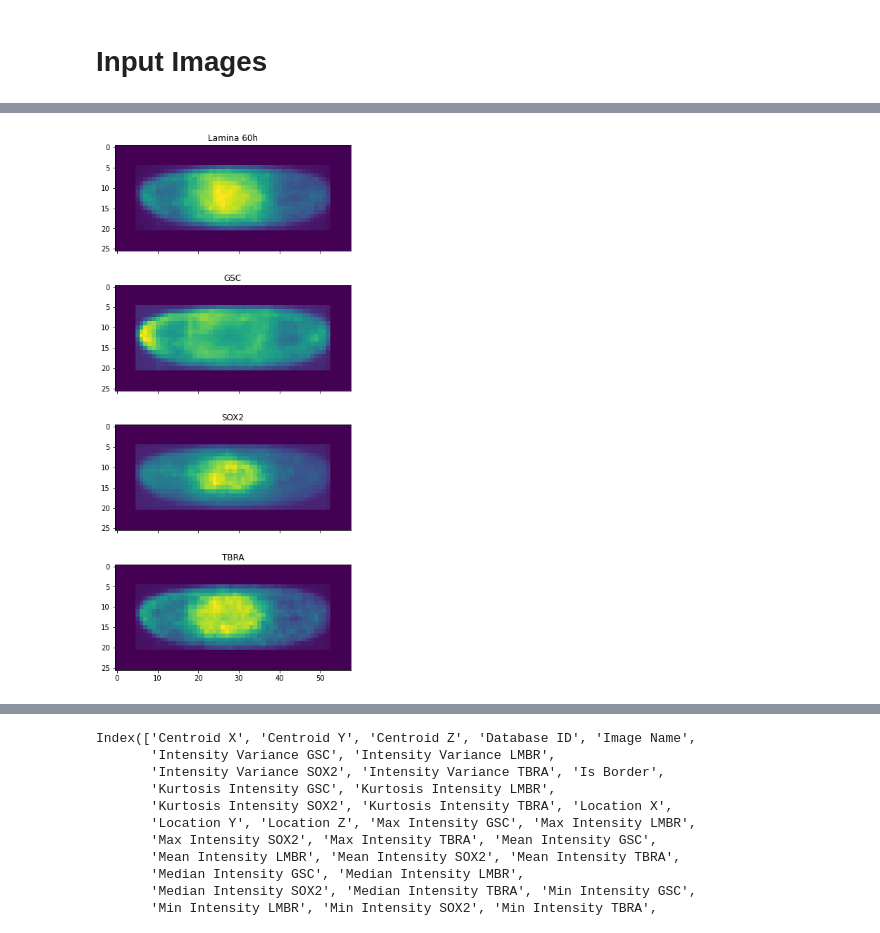
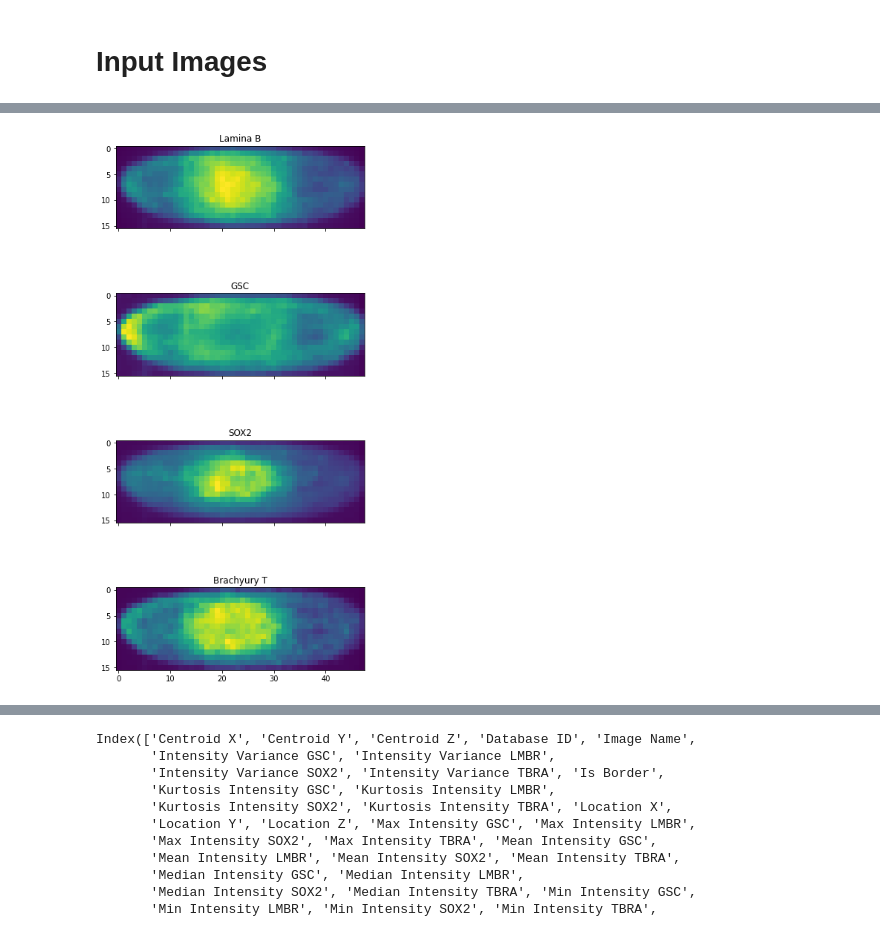
Before and after one commit to Schumacher-group/post--growing-ca, a Jupyter notebook: Growing_Neural_Cellular_Automata_2_0.ipynb, the cells around one changed output, grey strips where cells are left out. Cells and saved outputs as stored; diff of their text form; code cells hidden in the pictures.

```diff
--- a/Growing_Neural_Cellular_Automata_2_0.ipynb
+++ b/Growing_Neural_Cellular_Automata_2_0.ipynb
@@ -467,25 +459,25 @@ url_intermediate = 'https://github.com/Schumacher-group/post--growing-ca/blob/ma
 
 url_final = 'https://github.com/Schumacher-group/post--growing-ca/blob/master/data/60_h_downsized.tif?raw=true'
 
-img_intermediate_prelim, image_intermediate_GSC, image_intermediate_lamina, image_intermediate_SOX2, image_intermediate_TBRA = load_image_tiff(url_intermediate, ADD_FRAME, BITS_12)
-img_final_prelim, image_final_GSC, image_final_lamina, image_final_SOX2, image_final_TBRA = load_image_tiff(url_final, ADD_FRAME, BITS_16)
+image_intermediate_GSC, image_intermediate_lamina, image_intermediate_SOX2, image_intermediate_TBRA = load_image_plot(url_intermediate)
+image_final_GSC, image_final_lamina, image_final_SOX2, image_final_TBRA = load_image_plot(url_final)
 
 microenvironment_intermediate = define_microenvironment(image_intermediate_lamina, 400, BITS_12)
-microenvironment_final = define_microenvironment(image_final_lamina, 5000, BITS_16)
+microenvironment_final = define_microenvironment(image_final_lamina, 10000, BITS_16)
 
 # set to biggest microenvironment
 microenvironment = microenvironment_final + microenvironment_intermediate
 microenvironment[np.where(microenvironment > 0)] = 1
 
-img_intermediate_prelim = add_microenvironment(img_intermediate_prelim, microenvironment)
-img_final_prelim = add_microenvironment(img_final_prelim, microenvironment)
-
-# check if microenvironment for both images is identical
-print(np.where(img_final_prelim[4, ...] != img_intermediate_prelim[4, ...]))
+microenvironment_reshaped = microenvironment.reshape((16, 48, 1))
 
 # transpose necessary to bring into wanted formate
-intermediate_img = img_intermediate_prelim.T
-target_img = img_final_prelim.T
+intermediate_img = load_image_tiff(url_intermediate, BITS_12, 400)
+target_img = load_image_tiff(url_final, BITS_16, 10000)
+
+#intermediate_img = add_microenvironment(intermediate_img, microenvironment_reshaped)
+#target_img = add_microenvironment(target_img, microenvironment_reshaped)
+
 
 print(intermediate_img.shape)
 print(target_img.shape)
@@ -530,30 +521,24 @@ plt.close(fig2)
 # %%
 #@title Plot channels to final image { vertical-output: true}
-
-#pl.imshow(image_final_GSC[0])
-# image_final_GSC[0]
-# image_final_SOX2[0]
-# image_final_lamina[0]
-# image_final_TBRA[0]
 
 fig3, (ax1, ax2, ax3, ax4) = pl.subplots(ncols=1, nrows=4, figsize=(6, 14),
                                 sharex=True, sharey=True)
 
-ax1.set_title('Lamina 60h')
+ax1.set_title('Lamina B')
 ax1.imshow(image_final_lamina[0])
 
 ax2.set_title('GSC')
 ax2.imshow(image_final_GSC[0])
 
 ax3.set_title('SOX2')
 ax3.imshow(image_final_SOX2[0])
 
-ax4.set_title('TBRA')
+ax4.set_title('Brachyury T')
 ax4.imshow(image_final_TBRA[0])
 
 pl.show()
 
 fig3.savefig('60_h_compare_channels.eps', format='eps')
 plt.close(fig3)
 # %% [output]
-[figure, old version]
+[figure, new version]
```
Also changed, not shown: parts of 36 cells of this notebook.
